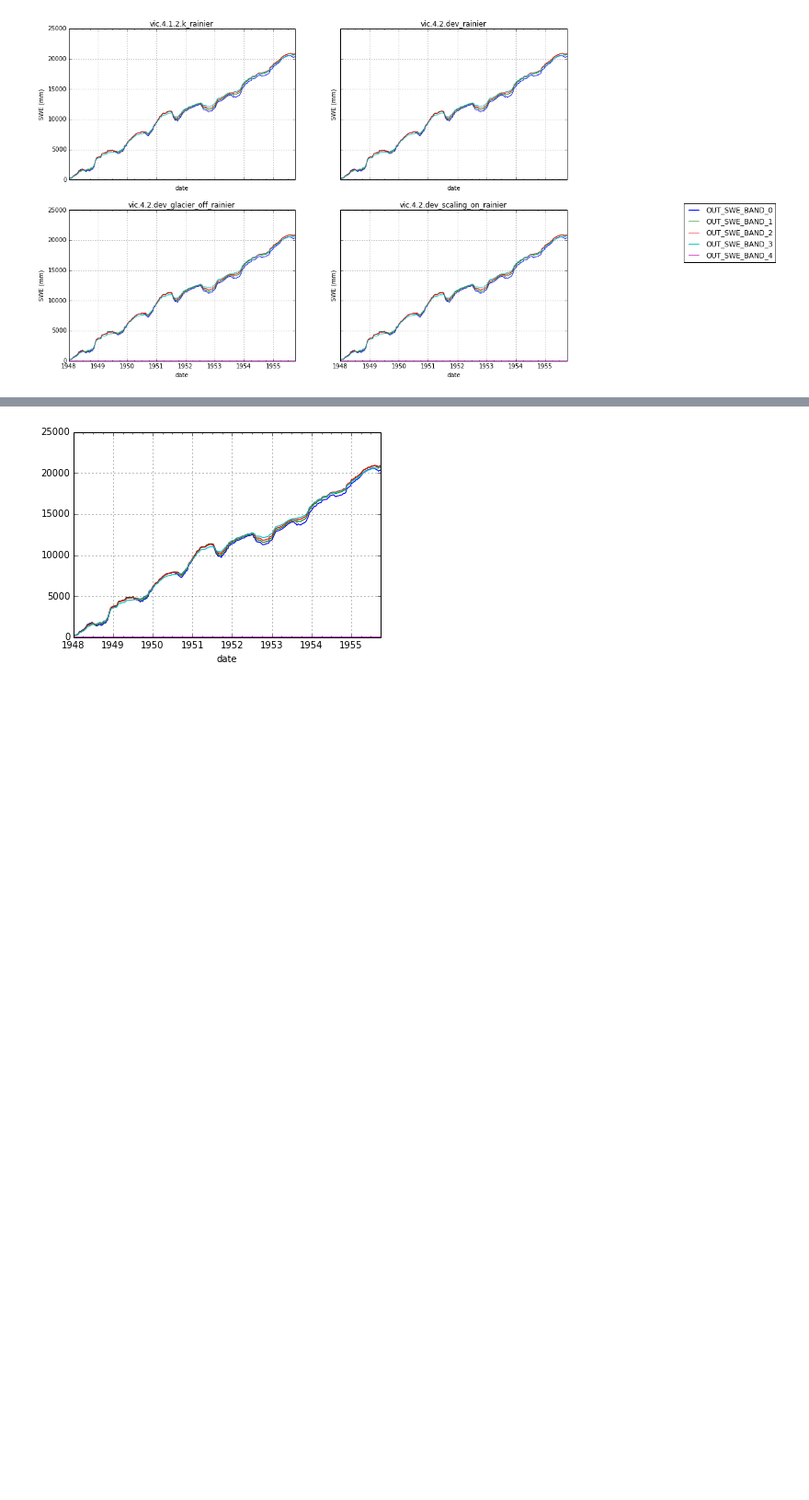
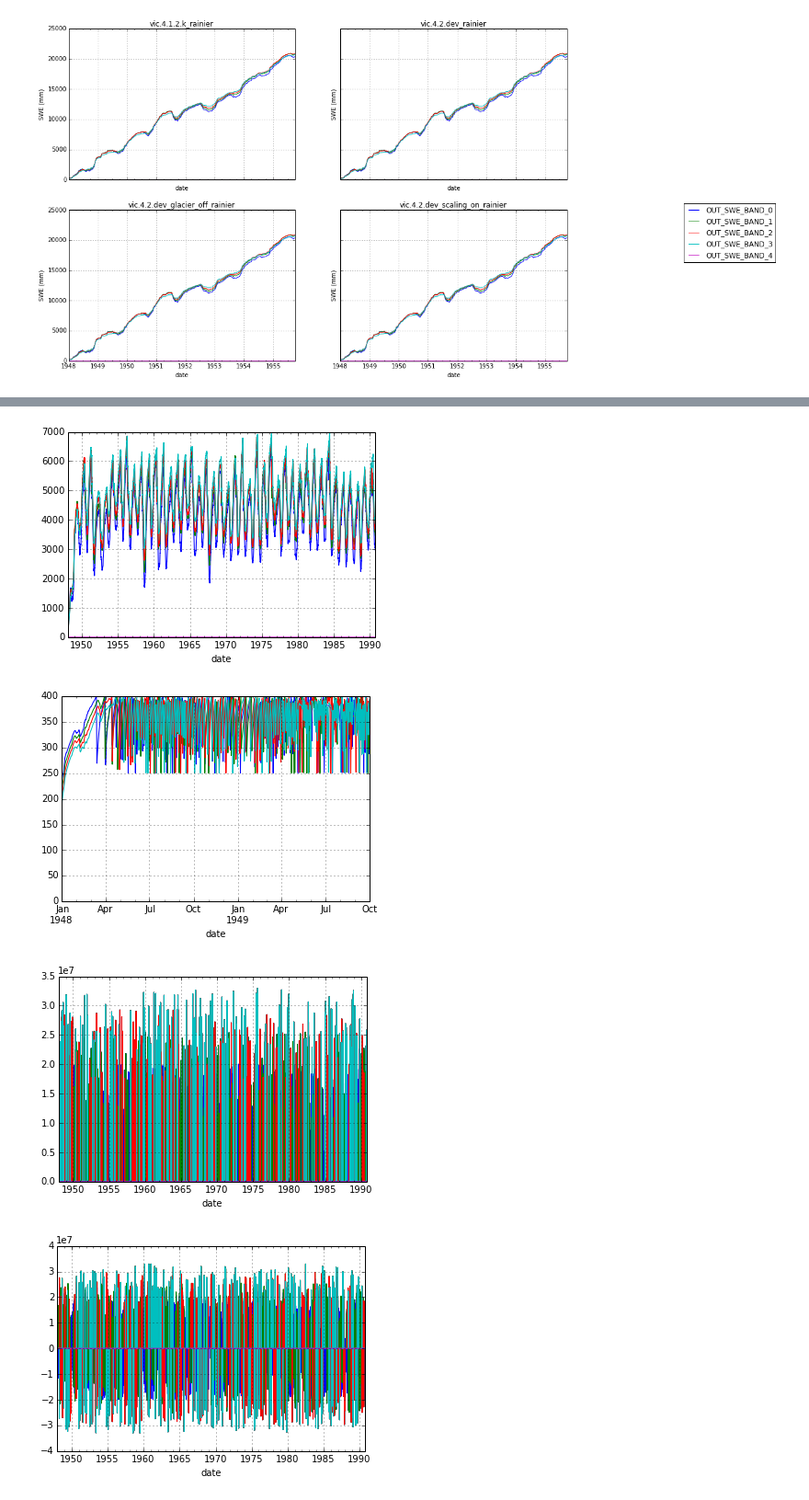
Before and after one commit to jhamman/VIC_glacier, a Jupyter notebook: notebooks/VIC_Glacier_Analysis_Rainier.ipynb, the cells around one changed output, grey strips where cells are left out. Shown: that part at 92% size. Saved outputs shown, nothing was run; the diff lists cells and outputs as text; code cells hidden in the pictures; blank space fills up the shorter version.

Commit message:
updates while testing VA scaling

```diff
--- a/notebooks/VIC_Glacier_Analysis_Rainier.ipynb
+++ b/notebooks/VIC_Glacier_Analysis_Rainier.ipynb
@@ -60,7 +60,8 @@ legend(loc='center left', bbox_to_anchor=(1.5, .85))
 <matplotlib.legend.Legend at 0x...>
 [figure]
 # %%
-sim = 'vic.4.2.dev_glacier_off_rainier'
-outfile = 'snow_46.84375_-121.78125.txt'
+sim = 'vic.4.2.dev_scaling_on_rainier'
+outfile = 'glacier_46.84375_-121.78125.txt'
 vicfile = os.path.join(basedir, sim, outfile)
 df = read_vic_output(vicfile)
+print df.keys()
@@ -67,6 +70,23 @@ df = read_vic_output(vicfile)
-# %%
-for band in xrange(5):
-    var = 'OUT_SWE_BAND_{band}'.format(band=band)
-    df[var]["1948-01-01":"1955-10-01"].plot()
-# %% [output]
-[figure, removed]
+# %%
+for band in xrange(5):
+    var = 'OUT_SWE_BAND_{band}'.format(band=band)
+    df[var]["1948-01-01":"1990-10-01"].plot()
+figure()
+for band in xrange(5):
+    var = 'OUT_SNOW_DENS_BAND_{band}'.format(band=band)
+    df[var]["1948-01-01":"1949-10-01"].plot()
+
+figure()
+for band in xrange(5):
+    var = 'OUT_IWE_BAND_{band}'.format(band=band)
+    df[var]["1947-01-01":"1990-10-01"].plot()
+
+figure()
+for band in xrange(5):
+    var = 'OUT_BN_BAND_{band}'.format(band=band)
+    df[var]["1947-01-01":"1990-10-01"].plot()
+# %% [output]
+[figure, added]
+[figure, added]
+[figure, added]
+[figure, added]
```
Also changed, not shown: parts of 3 cells of this notebook, 2 other files.
